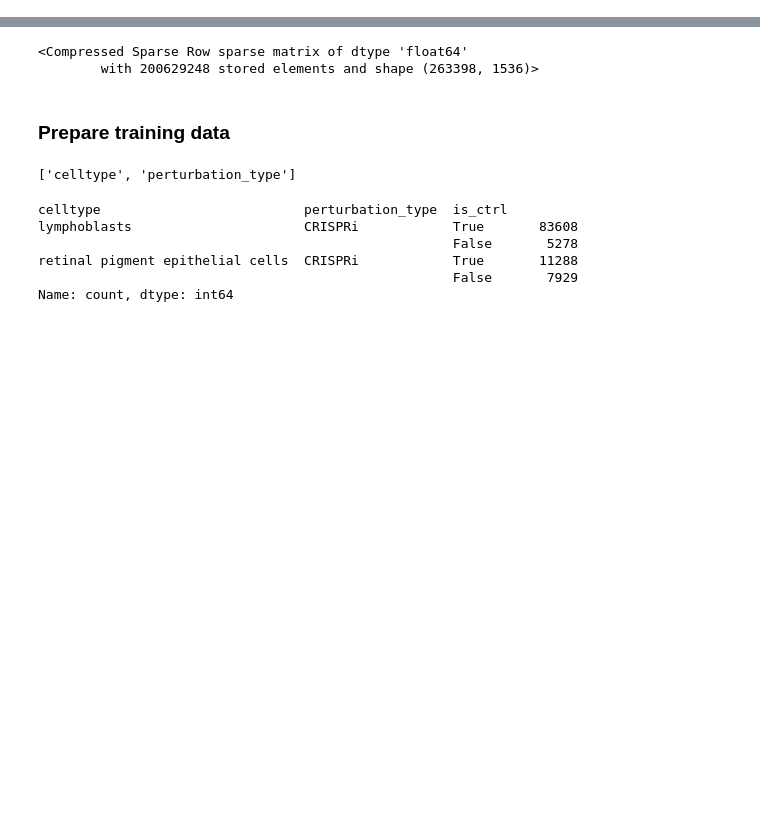
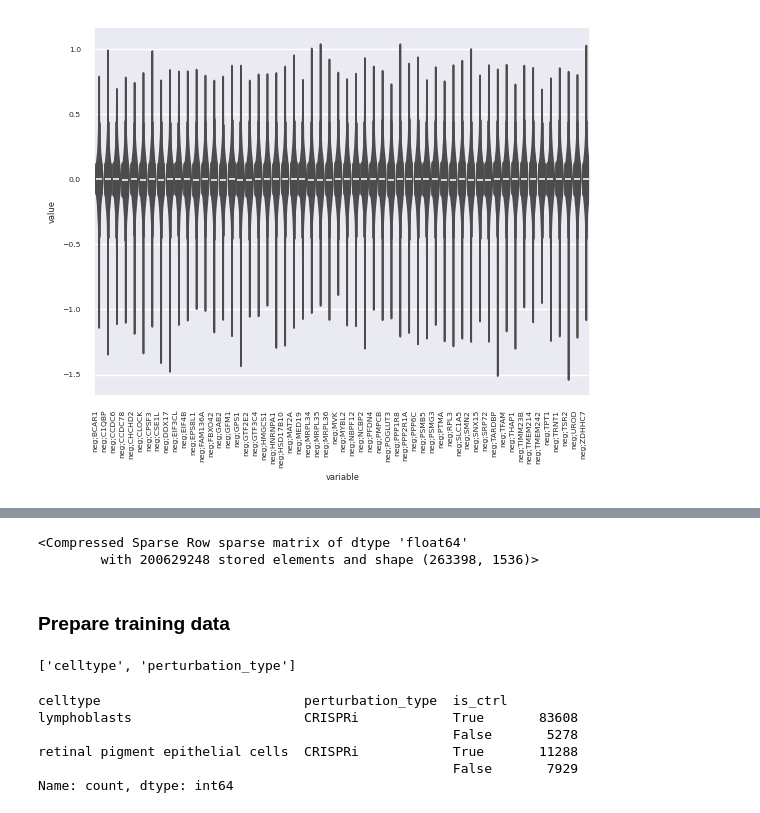
Before and after one commit to GoyalLab/ExPert, a Jupyter notebook: vae/notebooks/GeneEmbeddings.ipynb, the cells around one changed output, grey strips where cells are left out. Saved outputs shown, nothing was run; the diff lists cells and outputs as text; code cells hidden in the pictures; blank space fills up the shorter version.

```diff
--- a/vae/notebooks/GeneEmbeddings.ipynb
+++ b/vae/notebooks/GeneEmbeddings.ipynb
@@ -68,0 +107,8 @@ gene_emb_idx_map.columns = ['emb_idx', 'gene']
+# %%
+# Split perturbation type into positive and negative
+adata.obs['perturbation_direction'] = adata.obs['perturbation_type'].str.startswith('CRISPRa').apply(lambda x: 'pos' if x else 'neg')
+# Create perturbation labels
+cls_labels = (adata.obs['perturbation_direction'].astype(str) + ';' + adata.obs['perturbation'].astype(str)).unique()
+# Add embedding to adata
+class_emb.columns = 'dim_' + class_emb.columns.astype(str)
+adata.uns['cls_embedding'] = class_emb.loc[list(set(cls_labels).intersection(set(class_emb.index))),:]
@@ -68,0 +119,16 @@ gene_emb_idx_map.columns = ['emb_idx', 'gene']
+# %%
+#adata = sc.read(os.path.join(os.path.dirname(adata_p), 'adata_w_cls_emb.h5ad'), backed='r')
+test_adata = sc.read('data/model_set.h5ad', backed='r')
+# %%
+#test_emb = adata.uns['cls_embedding'].loc[adata.obs.cls_label.unique()]
+test_emb = class_emb.loc[test_adata.obs.cls_label.unique().sort_values()]
+test_emb = test_emb[~test_emb.index.str.endswith('control')]
+# %%
+import matplotlib.pyplot as plt
+import seaborn as sns
+
+ax = sns.violinplot(test_emb.T.melt(), x='variable', y='value')
+plt.xticks(rotation=90, ha='right')
+plt.show()
+# %% [output]
+[figure, added]
```
Also changed, not shown: parts of 39 cells of this notebook, 17 other files.
